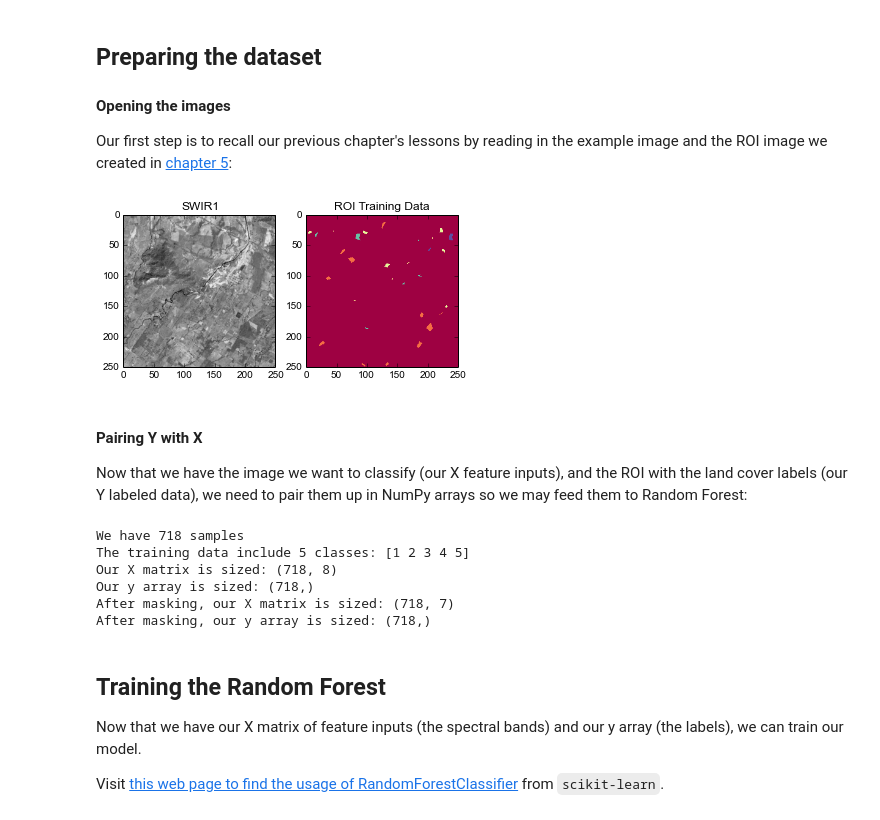
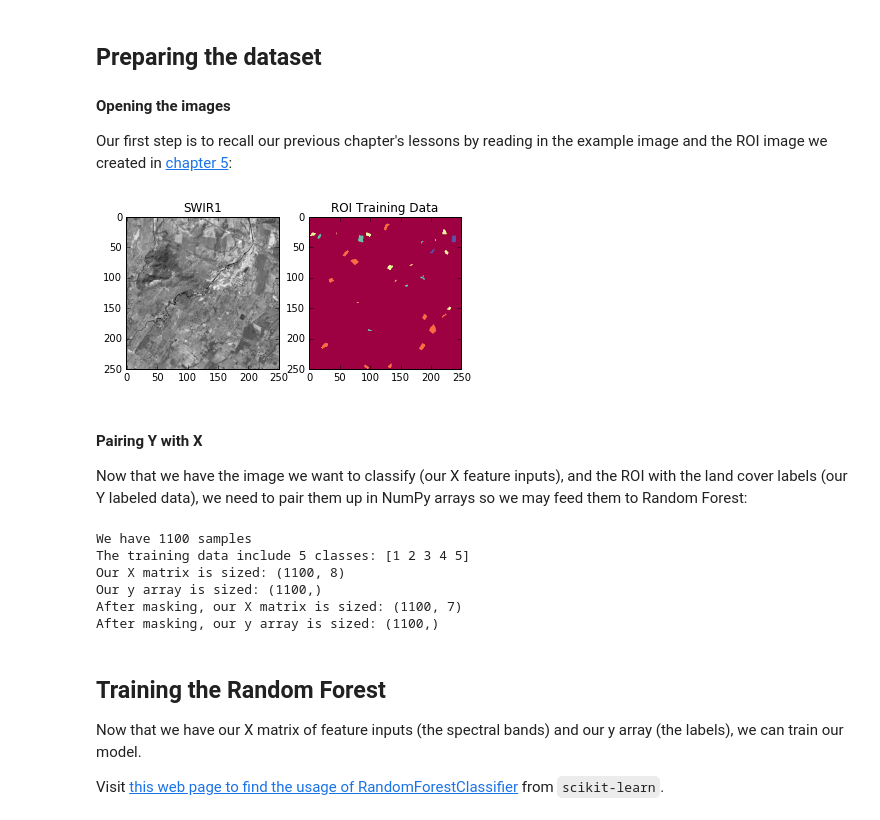
Before and after one commit to ceholden/open-geo-tutorial, a Jupyter notebook: Python/chapters/chapter_5_classification.ipynb, the cells around one changed output. Cells and saved outputs as stored; diff of their text form; code cells hidden in the pictures.

```diff
--- a/Python/chapters/chapter_5_classification.ipynb
+++ b/Python/chapters/chapter_5_classification.ipynb
@@ -46,36 +46,36 @@ from __future__ import print_function, division
 # Import GDAL, NumPy, and matplotlib
 from osgeo import gdal, gdal_array
 import numpy as np
 import matplotlib.pyplot as plt
 %matplotlib inline
 
 # Tell GDAL to throw Python exceptions, and register all drivers
 gdal.UseExceptions()
 gdal.AllRegister()
 
 # Read in our image and ROI image
-img_ds = gdal.Open('../example/LE70220491999322EDC01_stack.gtif', gdal.GA_ReadOnly)
-roi_ds = gdal.Open('../example/training_data.gtif', gdal.GA_ReadOnly)
+img_ds = gdal.Open('../../example/LE70220491999322EDC01_stack.gtif', gdal.GA_ReadOnly)
+roi_ds = gdal.Open('../../example/training_data.gtif', gdal.GA_ReadOnly)
 
 img = np.zeros((img_ds.RasterYSize, img_ds.RasterXSize, img_ds.RasterCount),
                gdal_array.GDALTypeCodeToNumericTypeCode(img_ds.GetRasterBand(1).DataType))
 for b in range(img.shape[2]):
     img[:, :, b] = img_ds.GetRasterBand(b + 1).ReadAsArray()
 
 roi = roi_ds.GetRasterBand(1).ReadAsArray().astype(np.uint8)
 
 # Display them
 plt.subplot(121)
 plt.imshow(img[:, :, 4], cmap=plt.cm.Greys_r)
 plt.title('SWIR1')
 
 plt.subplot(122)
 plt.imshow(roi, cmap=plt.cm.Spectral)
 plt.title('ROI Training Data')
 
 plt.show()
 # %% [output]
-[figure, old version]
+[figure, new version]
 # %% [markdown]
 #### Pairing Y with X
 Now that we have the image we want to classify (our X feature inputs), and the ROI with the land cover labels (our Y labeled data), we need to pair them up in NumPy arrays so we may feed them to Random Forest:
@@ -107,12 +107,12 @@ y = y[clear]
 print('After masking, our X matrix is sized: {sz}'.format(sz=X.shape))
 print('After masking, our y array is sized: {sz}'.format(sz=y.shape))
 # %% [output]
-We have 718 samples
+We have 1100 samples
 The training data include 5 classes: [1 2 3 4 5]
-Our X matrix is sized: (718, 8)
-Our y array is sized: (718,)
-After masking, our X matrix is sized: (718, 7)
-After masking, our y array is sized: (718,)
+Our X matrix is sized: (1100, 8)
+Our y array is sized: (1100,)
+After masking, our X matrix is sized: (1100, 7)
+After masking, our y array is sized: (1100,)
 # %% [markdown]
 ## Training the Random Forest
 Now that we have our X matrix of feature inputs (the spectral bands) and our y array (the labels), we can train our model.
```
Also changed, not shown: parts of 6 cells of this notebook, 11 other files.
